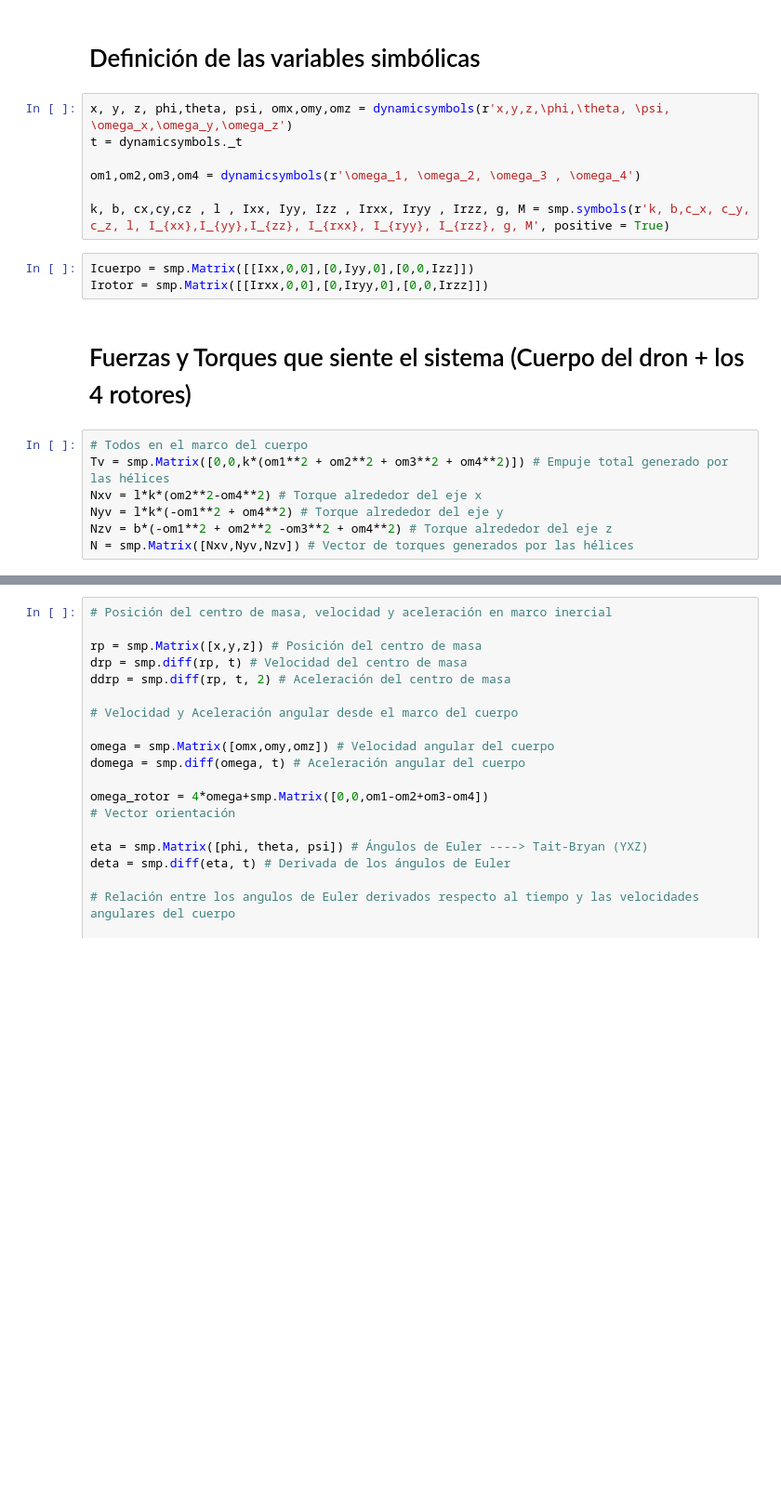
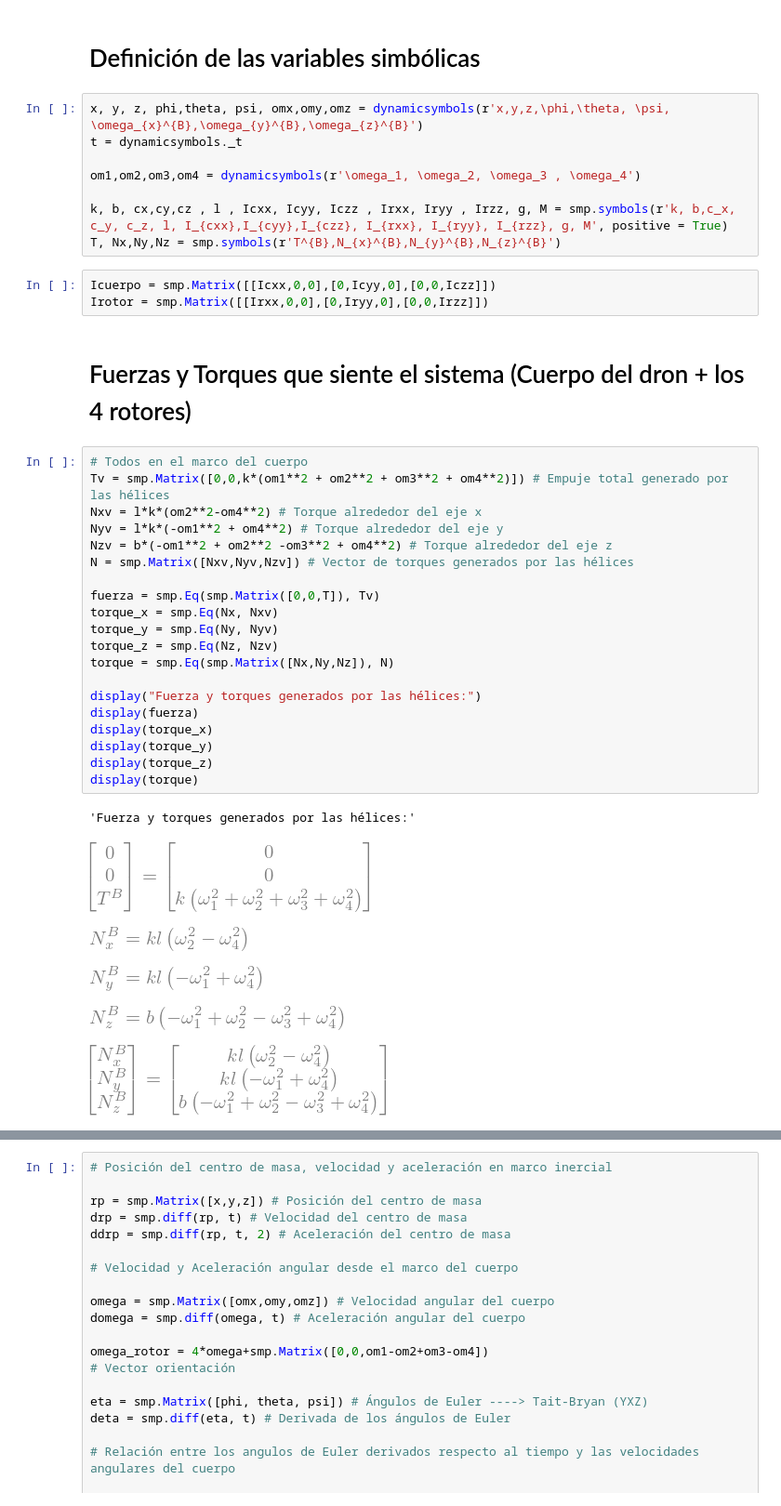
Before and after one commit to physicsIS/quadcopter, a Jupyter notebook: math_model.ipynb, the cells around one changed output, grey strips where cells are left out. Shown at 93% size. Cells and saved outputs as stored; diff of their text form; blank space fills up the shorter version.

```diff
--- a/math_model.ipynb
+++ b/math_model.ipynb
@@ -143,21 +145,42 @@ mechanics_printing()
 # %% [markdown]
 # Definición de las variables simbólicas
 # %%
-x, y, z, phi,theta, psi, omx,omy,omz = dynamicsymbols(r'x,y,z,\phi,\theta, \psi, \omega_x,\omega_y,\omega_z')
+x, y, z, phi,theta, psi, omx,omy,omz = dynamicsymbols(r'x,y,z,\phi,\theta, \psi, \omega_{x}^{B},\omega_{y}^{B},\omega_{z}^{B}')
 t = dynamicsymbols._t
 
 om1,om2,om3,om4 = dynamicsymbols(r'\omega_1, \omega_2, \omega_3 , \omega_4')
 
-k, b, cx,cy,cz , l , Ixx, Iyy, Izz , Irxx, Iryy , Irzz, g, M = smp.symbols(r'k, b,c_x, c_y, c_z, l, I_{xx},I_{yy},I_{zz}, I_{rxx}, I_{ryy}, I_{rzz}, g, M', positive = True)
+k, b, cx,cy,cz , l , Icxx, Icyy, Iczz , Irxx, Iryy , Irzz, g, M = smp.symbols(r'k, b,c_x, c_y, c_z, l, I_{cxx},I_{cyy},I_{czz}, I_{rxx}, I_{ryy}, I_{rzz}, g, M', positive = True)
+T, Nx,Ny,Nz = smp.symbols(r'T^{B},N_{x}^{B},N_{y}^{B},N_{z}^{B}')
 # %%
-Icuerpo = smp.Matrix([[Ixx,0,0],[0,Iyy,0],[0,0,Izz]])
+Icuerpo = smp.Matrix([[Icxx,0,0],[0,Icyy,0],[0,0,Iczz]])
 Irotor = smp.Matrix([[Irxx,0,0],[0,Iryy,0],[0,0,Irzz]])
 # %% [markdown]
 # Fuerzas y Torques que siente el sistema (Cuerpo del dron + los 4 rotores)
 # %%
 # Todos en el marco del cuerpo
 Tv = smp.Matrix([0,0,k*(om1**2 + om2**2 + om3**2 + om4**2)]) # Empuje total generado por las hélices
 Nxv = l*k*(om2**2-om4**2) # Torque alrededor del eje x
 Nyv = l*k*(-om1**2 + om4**2) # Torque alrededor del eje y
 Nzv = b*(-om1**2 + om2**2 -om3**2 + om4**2) # Torque alrededor del eje z
 N = smp.Matrix([Nxv,Nyv,Nzv]) # Vector de torques generados por las hélices
+
+fuerza = smp.Eq(smp.Matrix([0,0,T]), Tv)
+torque_x = smp.Eq(Nx, Nxv)
+torque_y = smp.Eq(Ny, Nyv)
+torque_z = smp.Eq(Nz, Nzv)
+torque = smp.Eq(smp.Matrix([Nx,Ny,Nz]), N)
+
+display("Fuerza y torques generados por las hélices:")
+display(fuerza)
+display(torque_x)
+display(torque_y)
+display(torque_z)
+display(torque)
+# %% [output]
+'Fuerza y torques generados por las hélices:'
+[figure, added]
+[figure, added]
+[figure, added]
+[figure, added]
+[figure, added]
```
Also changed, not shown: parts of 35 cells of this notebook, 6 other files.
